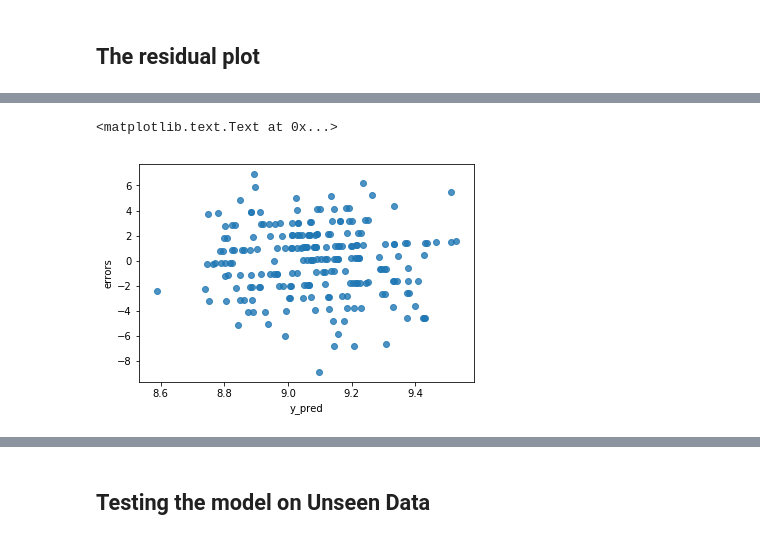
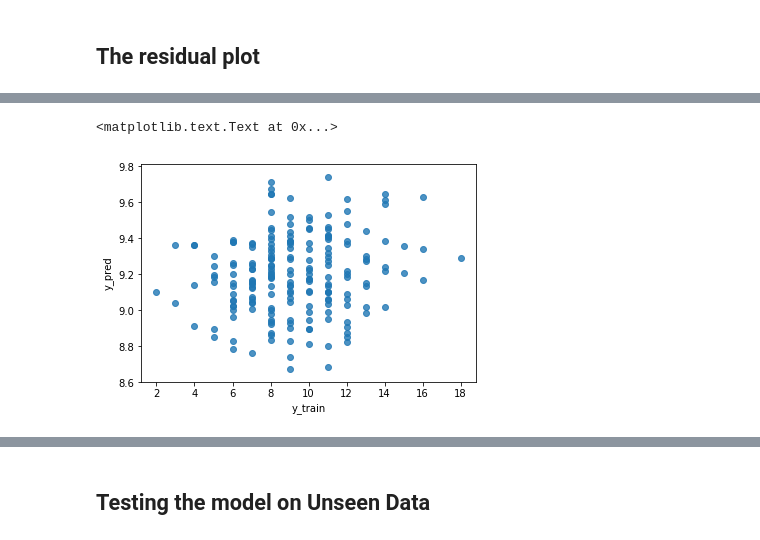
Before and after one commit to ammarwm/predictivehire, a Jupyter notebook: Cats Life Expectancy Prediction.ipynb, the cells around one changed output, grey strips where cells are left out. Cells and saved outputs as stored; diff of their text form; code cells hidden in the pictures.

```diff
--- a/Cats Life Expectancy Prediction.ipynb
+++ b/Cats Life Expectancy Prediction.ipynb
@@ -296,7 +278,8 @@ label = 'age at death'
 X_ = cats_df[features]
 y_ = cats_df[label]
 
-X_train, X_test, y_train, y_test = train_test_split(cats_df[features], cats_df[label], test_size=0.2, random_state=0)
+#Splitting the data into 80% train and 20% test
+X_train, X_test, y_train, y_test = train_test_split(cats_df[features], cats_df[label], test_size=0.3, random_state=0)
 
 def RMSE(y_true, y_pred):
     rmse = sqrt( mean_squared_error(y_true, y_pred) )
@@ -315,7 +298,7 @@ class DateEncoder(TransformerMixin):
         return pd.concat([dt.year, dt.month, dt.dayofweek, dt.hour], axis=1)
 
 
-data_mapper = DataFrameMapper([
+feature_mapper = DataFrameMapper([
      ('date of last vet visit', DateEncoder()),
      ('breed', LabelBinarizer())
      ],
@@ -323,19 +306,19 @@ data_mapper = DataFrameMapper([
 
 
 ridge_pipeline = Pipeline([
-    ('mapper', data_mapper),
+    ('mapper', feature_mapper),
     ('classifier', Ridge()) ])
 
 lasso_pipeline = Pipeline([
-    ('mapper', data_mapper),
+    ('mapper', feature_mapper),
     ('classifier', Lasso()) ])
 
 
 params_grid = [{'classifier__alpha': np.linspace(0, 1, 10), 'classifier__fit_intercept':[True,False], 'classifier__normalize':[True, False]}]
 
-gs = GridSearchCV(pipeline, params_grid, cv=3, verbose=3, scoring=rmse(),n_jobs=1)
+gs = GridSearchCV(ridge_pipeline, params_grid, cv=3, verbose=3, scoring=rmse(),n_jobs=1)
 
-#gs = GridSearchCV(lasso_pipeline, params_grid, cv=3, verbose=3, scoring=rmse(),n_jobs=1)
+#gs = GridSearchCV(lasso_pipeline, params_grid, cv=3, verbose=3, scoring=rmse(),n_jobs=1) #Lasso regression
 
 
 gs.fit(X_train, y_train)
@@ -438,7 +454,7 @@ errors = y_pred - y_train
 # %%
-sb.regplot(y_pred, errors, fit_reg=False)
-plt.xlabel('y_pred')
-plt.ylabel('errors')
+sb.regplot(y_train, y_pred, fit_reg=False)
+plt.xlabel('y_train')
+plt.ylabel('y_pred')
 # %% [output]
 <matplotlib.text.Text at 0x...>
-[figure, old version]
+[figure, new version]
```
Also changed, not shown: parts of 33 cells of this notebook, 2 other files.
